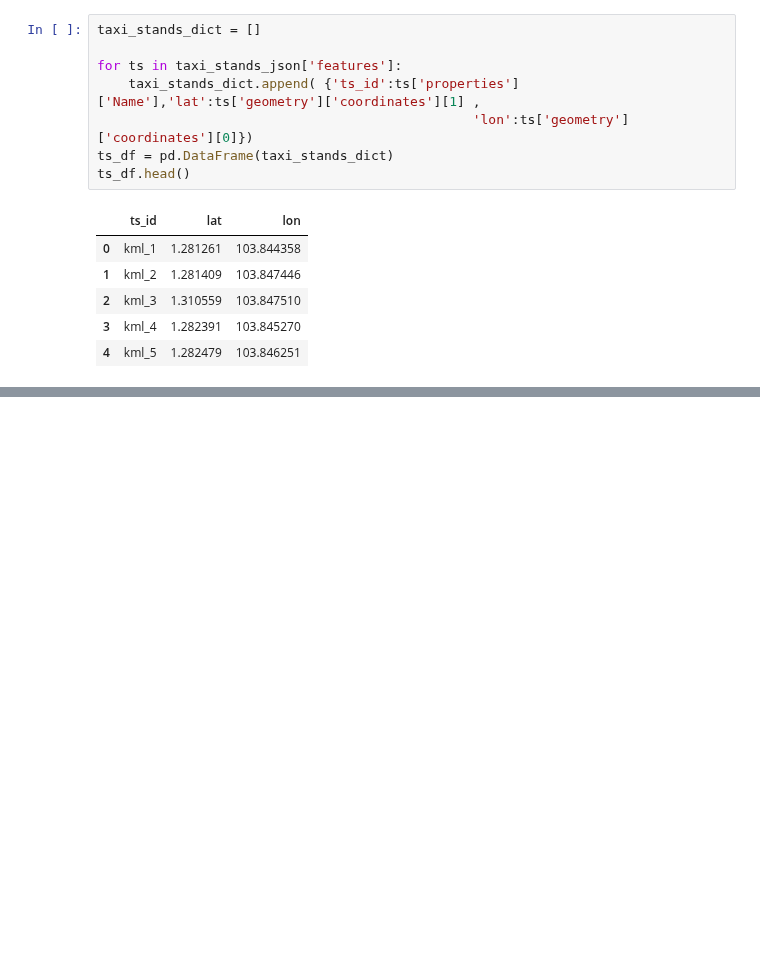
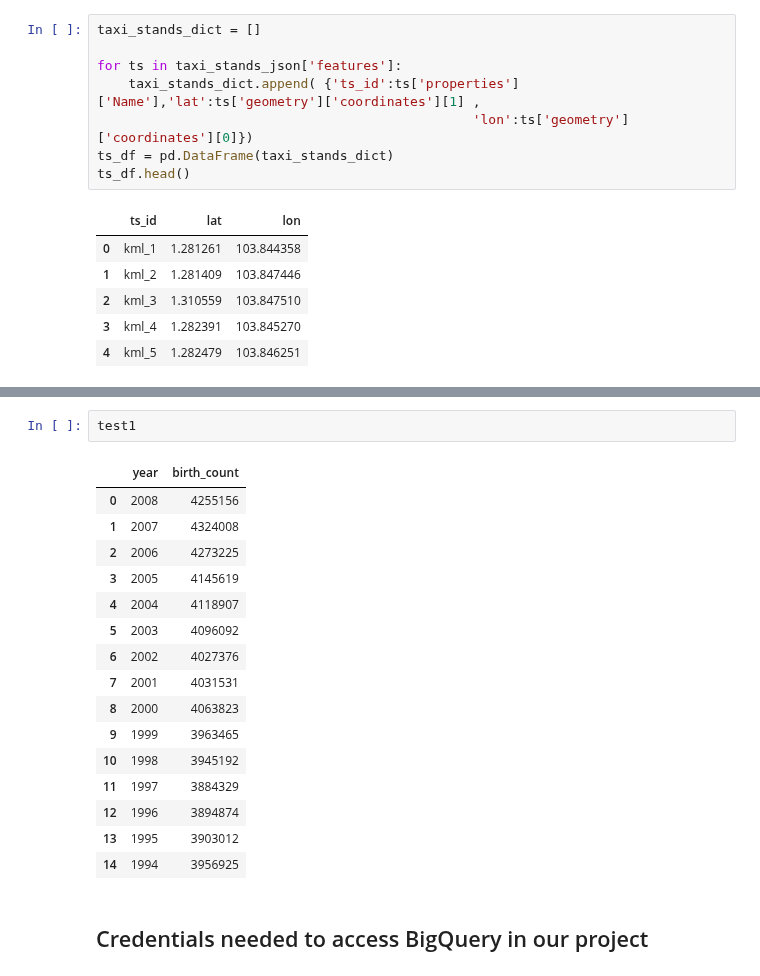
Before and after one commit to alealejandro1/taxi_compass, a Jupyter notebook: notebooks/Alejandro_taxi_compass.ipynb, the cells around one changed output, grey strips where cells are left out. Saved outputs shown, nothing was run; the diff lists cells and outputs as text; blank space fills up the shorter version.

Commit message:
Big query from jupyter notebook working

```diff
--- a/notebooks/Alejandro_taxi_compass.ipynb
+++ b/notebooks/Alejandro_taxi_compass.ipynb
@@ -654,0 +675,21 @@ np.deg2rad(1.3)#, dtype='float64')
+# %%
+test1
+# %% [output]
+|  | year | birth_count |
+| 0 | 2008 | 4255156 |
+| 1 | 2007 | 4324008 |
+| 2 | 2006 | 4273225 |
+| 3 | 2005 | 4145619 |
+| 4 | 2004 | 4118907 |
+| 5 | 2003 | 4096092 |
+| 6 | 2002 | 4027376 |
+| 7 | 2001 | 4031531 |
+| 8 | 2000 | 4063823 |
+| 9 | 1999 | 3963465 |
+| 10 | 1998 | 3945192 |
+| 11 | 1997 | 3884329 |
+| 12 | 1996 | 3894874 |
+| 13 | 1995 | 3903012 |
+| 14 | 1994 | 3956925 |
+# %% [markdown]
+## Credentials needed to access BigQuery in our project
```
Also changed, not shown: parts of 48 cells of this notebook.
